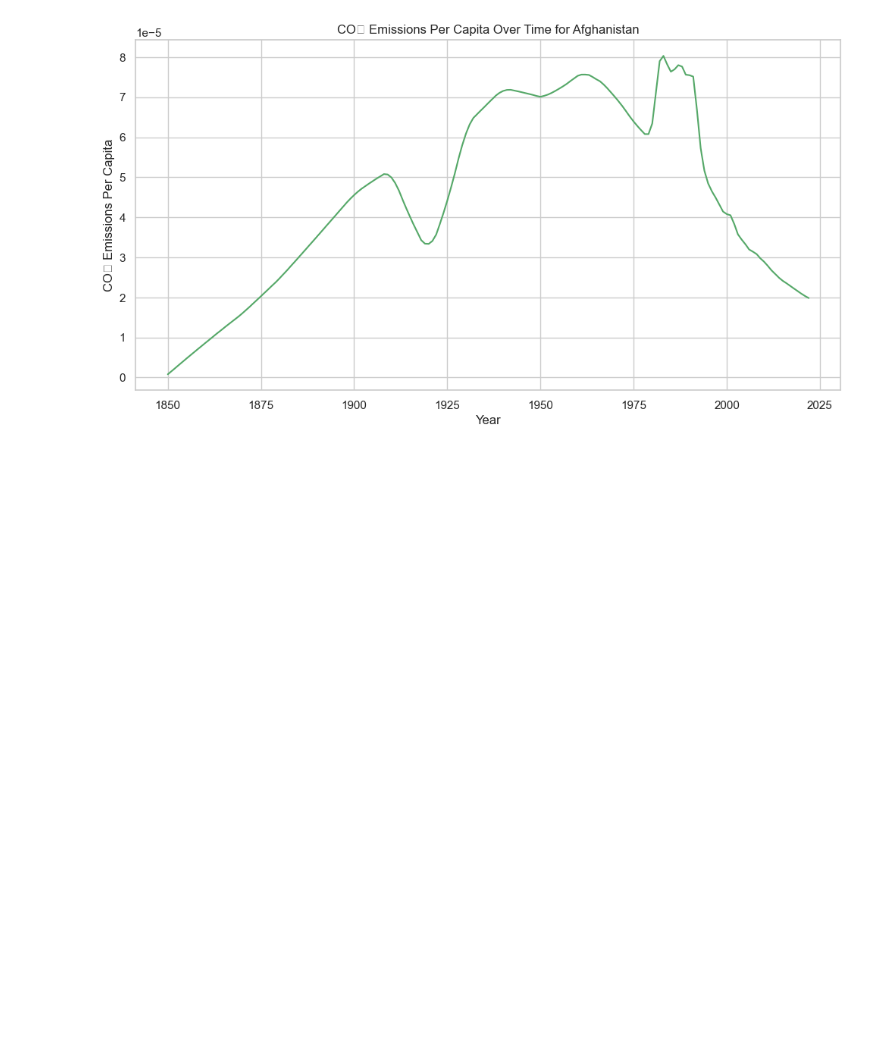
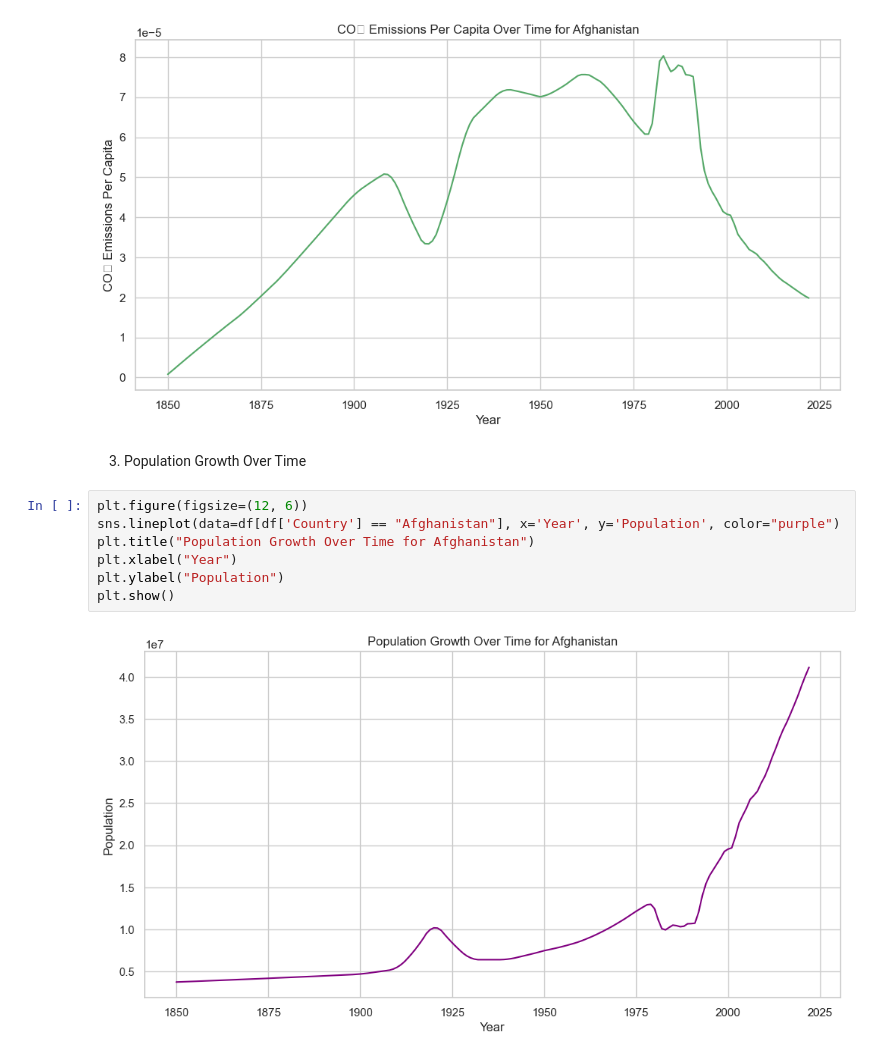
Before and after one commit to alextran21211/adsc3910-project-group-5, a Jupyter notebook: notebooks/eda.ipynb, the cells around one changed output. Drawn from its saved outputs; the diff is of its cells as text; blank space fills up the shorter version.

Commit message:
Plot of Population Over Time

```diff
--- a/notebooks/eda.ipynb
+++ b/notebooks/eda.ipynb
@@ -99,3 +99,14 @@ plt.ylabel("CO₂ Emissions Per Capita")
 plt.show()
 # %% [output]
 [figure]
+# %% [markdown]
+3. Population Growth Over Time
+# %%
+plt.figure(figsize=(12, 6))
+sns.lineplot(data=df[df['Country'] == "Afghanistan"], x='Year', y='Population', color="purple")
+plt.title("Population Growth Over Time for Afghanistan")
+plt.xlabel("Year")
+plt.ylabel("Population")
+plt.show()
+# %% [output]
+[figure, added]
```
